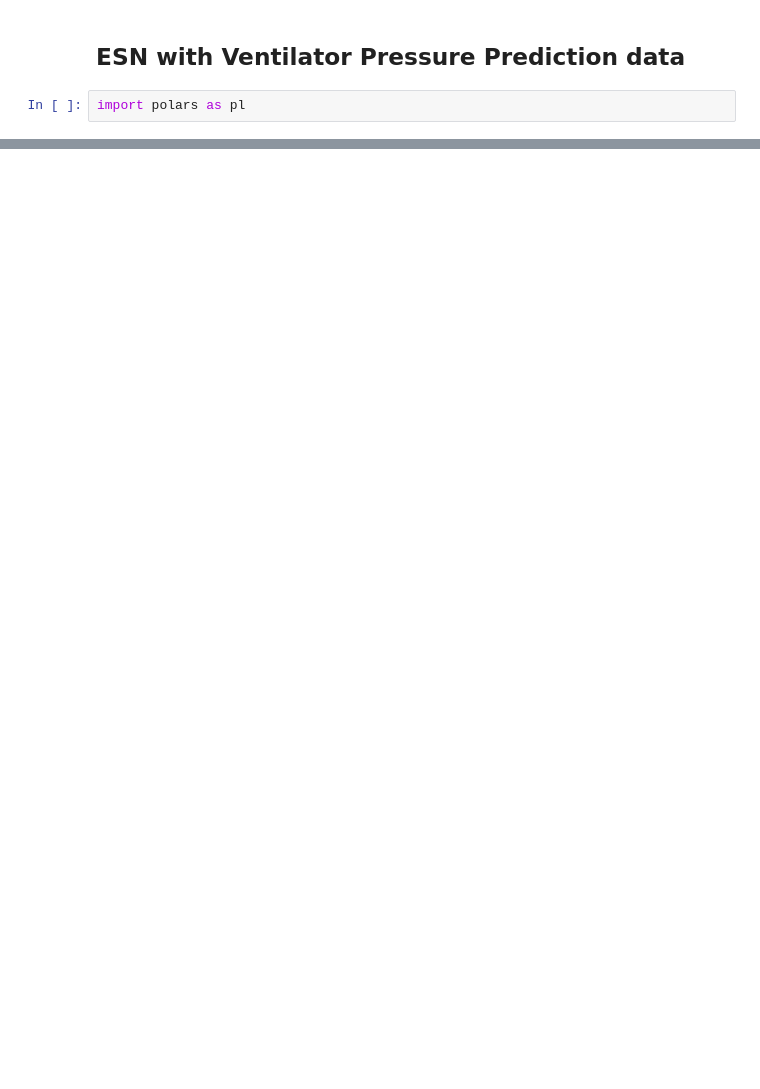
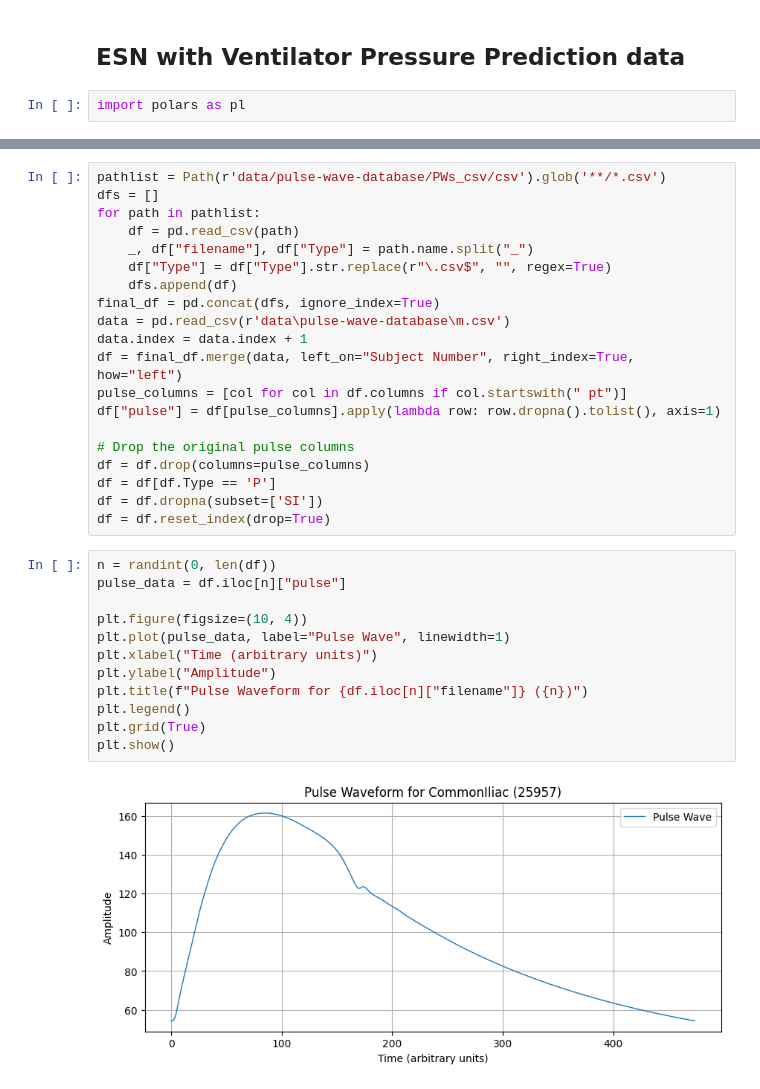
Before and after one commit to TMKamsma/Pyontronics, a Jupyter notebook: demo.ipynb, the cells around one changed output, grey strips where cells are left out. Drawn from its saved outputs; the diff is of its cells as text; blank space fills up the shorter version.

```diff
--- a/demo.ipynb
+++ b/demo.ipynb
@@ -291,0 +275,34 @@ plt.show()
+# %%
+pathlist = Path(r'data/pulse-wave-database/PWs_csv/csv').glob('**/*.csv')
+dfs = []
+for path in pathlist:
+    df = pd.read_csv(path)
+    _, df["filename"], df["Type"] = path.name.split("_")
+    df["Type"] = df["Type"].str.replace(r"\.csv$", "", regex=True)
+    dfs.append(df)
+final_df = pd.concat(dfs, ignore_index=True)
+data = pd.read_csv(r'data\pulse-wave-database\m.csv')
+data.index = data.index + 1
+df = final_df.merge(data, left_on="Subject Number", right_index=True, how="left")
+pulse_columns = [col for col in df.columns if col.startswith(" pt")]
+df["pulse"] = df[pulse_columns].apply(lambda row: row.dropna().tolist(), axis=1)
+
+# Drop the original pulse columns
+df = df.drop(columns=pulse_columns)
+df = df[df.Type == 'P']
+df = df.dropna(subset=['SI'])
+df = df.reset_index(drop=True)
+# %%
+n = randint(0, len(df))
+pulse_data = df.iloc[n]["pulse"]
+
+plt.figure(figsize=(10, 4))
+plt.plot(pulse_data, label="Pulse Wave", linewidth=1)
+plt.xlabel("Time (arbitrary units)")
+plt.ylabel("Amplitude")
+plt.title(f"Pulse Waveform for {df.iloc[n]["filename"]} ({n})")
+plt.legend()
+plt.grid(True)
+plt.show()
+# %% [output]
+[figure, added]
```
Also changed, not shown: parts of 20 cells of this notebook, 4 other files.
